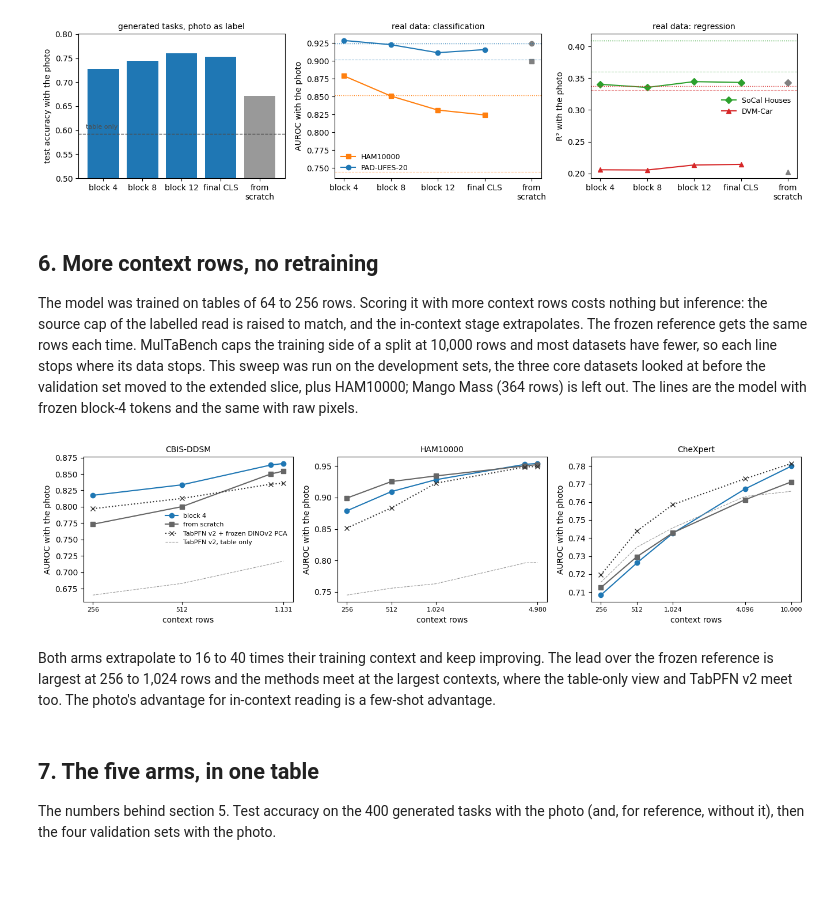
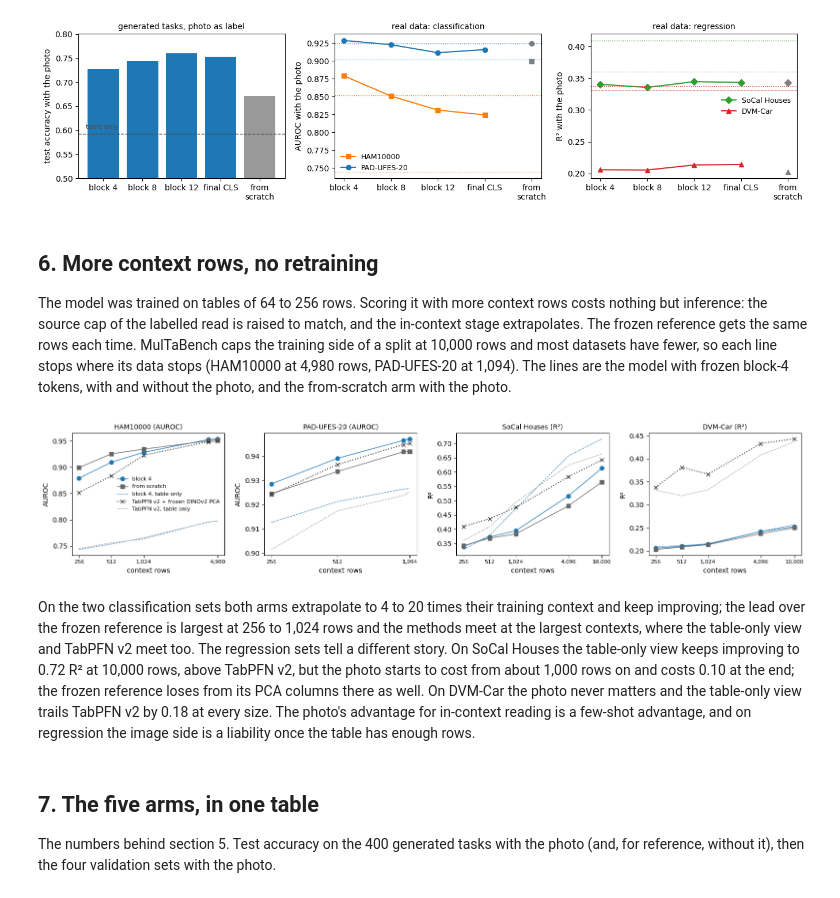
Before and after one commit to loevlie/table-image-icl, a Jupyter notebook: notebooks/results.ipynb, the cells around one changed output. Saved outputs shown, nothing was run; the diff lists cells and outputs as text; code cells hidden in the pictures.

Commit message:
Context sweep on the validation set, 256 to 10,000 rows, with the table-only line: the photo keeps helping on the classification sets and starts to cost on the regression sets

```diff
--- a/notebooks/results.ipynb
+++ b/notebooks/results.ipynb
@@ -159,33 +159,33 @@ fig.tight_layout(); fig.savefig(f"{OUT}/depth.png", dpi=160, bbox_inches="tight"
 # %% [markdown]
 ## 6. More context rows, no retraining
 
-The model was trained on tables of 64 to 256 rows. Scoring it with more context rows costs nothing but inference: the source cap of the labelled read is raised to match, and the in-context stage extrapolates. The frozen reference gets the same rows each time. MulTaBench caps the training side of a split at 10,000 rows and most datasets have fewer, so each line stops where its data stops. This sweep was run on the development sets, the three core datasets looked at before the validation set moved to the extended slice, plus HAM10000; Mango Mass (364 rows) is left out. The lines are the model with frozen block-4 tokens and the same with raw pixels.
+The model was trained on tables of 64 to 256 rows. Scoring it with more context rows costs nothing but inference: the source cap of the labelled read is raised to match, and the in-context stage extrapolates. The frozen reference gets the same rows each time. MulTaBench caps the training side of a split at 10,000 rows and most datasets have fewer, so each line stops where its data stops (HAM10000 at 4,980 rows, PAD-UFES-20 at 1,094). The lines are the model with frozen block-4 tokens, with and without the photo, and the from-scratch arm with the photo.
 # %%
-lines = {"block 4": ("block4", "C0", "o"), "from scratch": ("pixels", "0.4", "s")}
+lines = {"block 4": ("block4", "C0", "o", KEY), "from scratch": ("pixels", "0.4", "s", KEY), "block 4, table only": ("block4", "C0", "", "ours, table only")}
 SIZES = [256, 512, 1024, 4096, 10000]
 def sweep(run, ds, key=KEY):
     points = {}
     for n in SIZES:
-        path = f"results/{run}/multabench-development{'' if n == 256 else f'-context{n}'}.json"
+        path = f"results/{run}/multabench{'' if n == 256 else f'-context{n}'}.json"
         if os.path.exists(path):
             d = json.load(open(path))["datasets"][ds]; points[d["context_rows"]] = d[key]["mean"]
     return sorted(points.items())
-fig, axes = plt.subplots(1, 3, figsize=(13.5, 3.4))
-for ax, ds in zip(axes, ["CBIS-DDSM", "HAM10000", "CheXpert"]):
-    for name, (run, color, mk) in lines.items():
-        pts = sweep(run, ds)
-        if pts:
-            ax.plot(*zip(*pts), mk + "-", color=color, label=name)
+fig, axes = plt.subplots(1, 4, figsize=(16, 3.4))
+for ax, ds in zip(axes, ["HAM10000", "PAD-UFES-20", "SoCal Houses", "DVM-Car"]):
+    for name, (run, color, mk, key) in lines.items():
+        pts = sweep(run, ds, key)
+        ax.plot(*zip(*pts), mk + ("-" if mk else "--"), color=color, lw=1 if mk else 0.8, label=name)
     pts = sweep("block4", ds, "TabPFN v2, table + frozen DINOv2 PCA"); ax.plot(*zip(*pts), "x:", color="0.2", label="TabPFN v2 + frozen DINOv2 PCA")
     pts = sweep("block4", ds, "TabPFN v2, table only"); ax.plot(*zip(*pts), "--", color="0.6", lw=0.8, label="TabPFN v2, table only")
-    ax.set_xscale("log"); ax.set_xlabel("context rows"); ax.set_title(ds, fontsize=10); ax.set_ylabel("AUROC with the photo")
-    shown = sorted({x for run, _, _ in lines.values() for x, _ in sweep(run, ds)}); shown = [x for i, x in enumerate(shown) if i == len(shown) - 1 or shown[i + 1] > 1.3 * x]; ax.set_xticks(shown); ax.set_xticklabels([f"{x:,}" for x in shown], fontsize=8); ax.minorticks_off()
+    metric = record("block4", "multabench.json")["datasets"][ds]["metric"].replace("R2", "R²")
+    ax.set_xscale("log"); ax.set_xlabel("context rows"); ax.set_title(f"{ds} ({metric})", fontsize=10); ax.set_ylabel(metric)
+    shown = sorted({x for run, _, _, _ in lines.values() for x, _ in sweep(run, ds)}); shown = [x for i, x in enumerate(shown) if i == len(shown) - 1 or shown[i + 1] > 1.3 * x]; ax.set_xticks(shown); ax.set_xticklabels([f"{x:,}" for x in shown], fontsize=8); ax.minorticks_off()
 axes[0].legend(frameon=False, fontsize=8)
 fig.tight_layout(); fig.savefig(f"{OUT}/context.png", dpi=160, bbox_inches="tight")
 # %% [output]
-[figure, old version]
+[figure, new version]
 # %% [markdown]
-Both arms extrapolate to 16 to 40 times their training context and keep improving. The lead over the frozen reference is largest at 256 to 1,024 rows and the methods meet at the largest contexts, where the table-only view and TabPFN v2 meet too. The photo's advantage for in-context reading is a few-shot advantage.
+On the two classification sets both arms extrapolate to 4 to 20 times their training context and keep improving; the lead over the frozen reference is largest at 256 to 1,024 rows and the methods meet at the largest contexts, where the table-only view and TabPFN v2 meet too. The regression sets tell a different story. On SoCal Houses the table-only view keeps improving to 0.72 R² at 10,000 rows, above TabPFN v2, but the photo starts to cost from about 1,000 rows on and costs 0.10 at the end; the frozen reference loses from its PCA columns there as well. On DVM-Car the photo never matters and the table-only view trails TabPFN v2 by 0.18 at every size. The photo's advantage for in-context reading is a few-shot advantage, and on regression the image side is a liability once the table has enough rows.
 # %% [markdown]
 ## 7. The five arms, in one table
 
```
Also changed, not shown: 11 other files.
